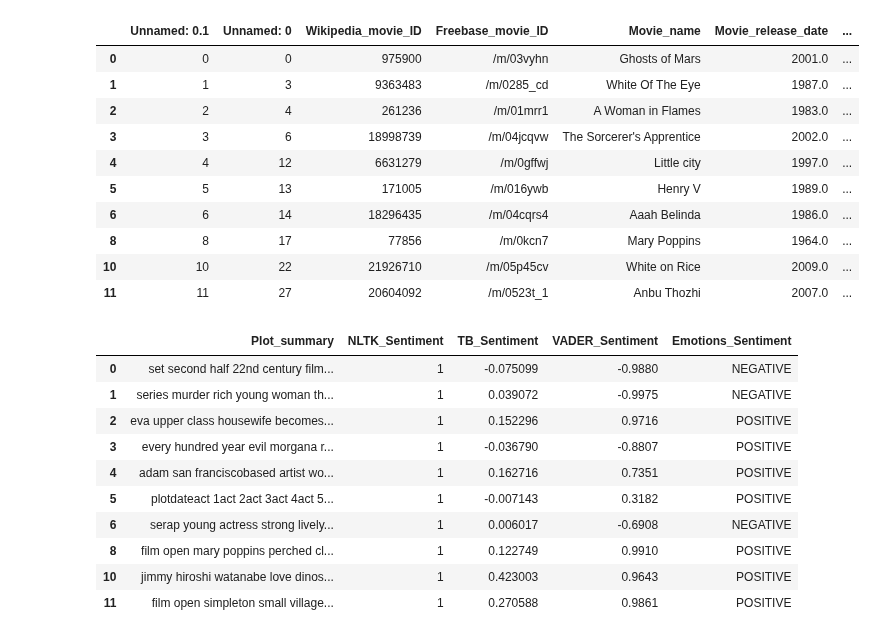
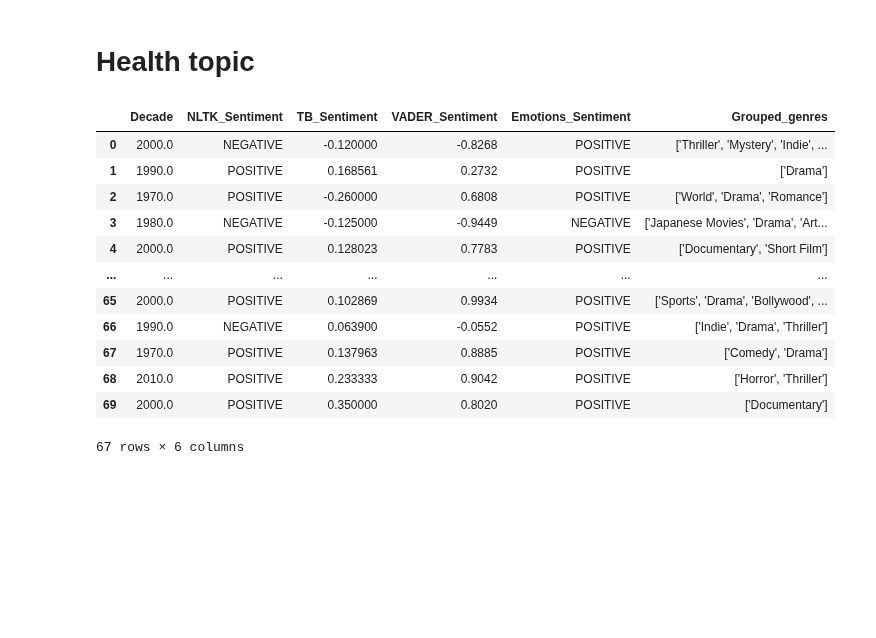
Before and after one commit to epfl-ada/ada-2024-project-astonishingdataavengers24, a Jupyter notebook: sentiment_analysis_draft.ipynb, the cells around one changed output. Cells and saved outputs as stored; diff of their text form; code cells hidden in the pictures; blank space fills up the shorter version.

Commit message:
UPDATE: added first analyses + plot for health theme

```diff
--- a/sentiment_analysis_draft.ipynb
+++ b/sentiment_analysis_draft.ipynb
@@ -5,63 +5,24 @@ import matplotlib.pyplot as plt
 import seaborn as sns
 
 from src.utils.helpers_sentiment_analysis import *
+# %% [markdown]
+# Health topic
 # %%
-df_plot = pd.read_csv('data/MovieSummaries/movies_metadata_cleaned.csv')
-df_plot = df_plot[df_plot['Decade'].notna()]
-df_plot = df_plot[df_plot['Grouped_genres'] != '[nan]']
-df_10 = df_plot.head(10)
-df_10
+# Health theme sentiment analysis
+df_health = pd.read_csv('src/df_movies_themes/df_movies/movies_health.csv')
+df_health = perform_sentiment_analysis(df_health)
+df_health[['Decade', 'NLTK_Sentiment', 'TB_Sentiment', 'VADER_Sentiment', 'Emotions_Sentiment', 'Grouped_genres']]
 # %% [output]
-|  | Unnamed: 0.1 | Unnamed: 0 | Wikipedia_movie_ID | Freebase_movie_ID | Movie_name | Movie_release_date | ... |
-| 0 | 0 | 0 | 975900 | /m/03vyhn | Ghosts of Mars | 2001.0 | ... |
-| 1 | 1 | 3 | 9363483 | /m/0285_cd | White Of The Eye | 1987.0 | ... |
-| 2 | 2 | 4 | 261236 | /m/01mrr1 | A Woman in Flames | 1983.0 | ... |
-| 3 | 3 | 6 | 18998739 | /m/04jcqvw | The Sorcerer's Apprentice | 2002.0 | ... |
-| 4 | 4 | 12 | 6631279 | /m/0gffwj | Little city | 1997.0 | ... |
-| 5 | 5 | 13 | 171005 | /m/016ywb | Henry V | 1989.0 | ... |
-| 6 | 6 | 14 | 18296435 | /m/04cqrs4 | Aaah Belinda | 1986.0 | ... |
-| 8 | 8 | 17 | 77856 | /m/0kcn7 | Mary Poppins | 1964.0 | ... |
-| 10 | 10 | 22 | 21926710 | /m/05p45cv | White on Rice | 2009.0 | ... |
-| 11 | 11 | 27 | 20604092 | /m/0523t_1 | Anbu Thozhi | 2007.0 | ... |
+|  | Decade | NLTK_Sentiment | TB_Sentiment | VADER_Sentiment | Emotions_Sentiment | Grouped_genres |
+| 0 | 2000.0 | NEGATIVE | -0.120000 | -0.8268 | POSITIVE | ['Thriller', 'Mystery', 'Indie', ... |
+| 1 | 1990.0 | POSITIVE | 0.168561 | 0.2732 | POSITIVE | ['Drama'] |
+| 2 | 1970.0 | POSITIVE | -0.260000 | 0.6808 | POSITIVE | ['World', 'Drama', 'Romance'] |
+| 3 | 1980.0 | NEGATIVE | -0.125000 | -0.9449 | NEGATIVE | ['Japanese Movies', 'Drama', 'Art... |
+| 4 | 2000.0 | POSITIVE | 0.128023 | 0.7783 | POSITIVE | ['Documentary', 'Short Film'] |
+| ... | ... | ... | ... | ... | ... | ... |
+| 65 | 2000.0 | POSITIVE | 0.102869 | 0.9934 | POSITIVE | ['Sports', 'Drama', 'Bollywood', ... |
+| 66 | 1990.0 | NEGATIVE | 0.063900 | -0.0552 | POSITIVE | ['Indie', 'Drama', 'Thriller'] |
+| 67 | 1970.0 | POSITIVE | 0.137963 | 0.8885 | POSITIVE | ['Comedy', 'Drama'] |
+| 68 | 2010.0 | POSITIVE | 0.233333 | 0.9042 | POSITIVE | ['Horror', 'Thriller'] |
+| 69 | 2000.0 | POSITIVE | 0.350000 | 0.8020 | POSITIVE | ['Documentary'] |
+67 rows × 6 columns
-# %%
-df_10 = df_10.copy()
-
-# Apply the preprocess function
-df_10.loc[:, 'Plot_summary'] = df_10['Plot_summary'].apply(preprocess_text)
-
-# NLTK Sentiment Analysis
-df_10.loc[:, 'NLTK_Sentiment'] = df_10['Plot_summary'].apply(get_nltk_sentiment)
-
-# TextBlob Sentiment Analysis
-df_10.loc[:, 'TB_Sentiment'] = df_10['Plot_summary'].apply(get_textblob_sentiment)
-
-# VADER Sentiment Analysis
-df_10.loc[:, 'VADER_Sentiment'] = df_10['Plot_summary'].apply(get_vader_sentiment)
-
-# Emotion Analysis using NRC Lexicon
-df_10.loc[:, 'Emotions'] = df_10['Plot_summary'].apply(extract_emotions)
-
-# Classify Sentiment from Emotions
-df_10.loc[:, 'Emotions_Sentiment'] = df_10['Emotions'].apply(classify_sentiment_from_emotions)
-
-# Huggingface Sentiment Analysis
-# batch_results = huggingface_sentiment_analysis(df_10['Plot_summary'].tolist())
-# df_10.loc[:, 'HFT_Sentiment_Result'] = batch_results
-# df_10.loc[:, 'HFT_Sentiment'] = df_10['HFT_Sentiment_Result'].apply(lambda x: x['label'])
-# df_10.loc[:, 'HFT_Score'] = df_10['HFT_Sentiment_Result'].apply(lambda x: x['score'])
-# df_10[['Plot_summary', 'NLTK_Sentiment', 'TB_Sentiment', 'VADER_Sentiment', 'Emotions_Sentiment', 'HFT_Sentiment', 'HFT_Score']]
-
-
-df_10[['Plot_summary', 'NLTK_Sentiment', 'TB_Sentiment', 'VADER_Sentiment', 'Emotions_Sentiment']]
-# %% [output]
-|  | Plot_summary | NLTK_Sentiment | TB_Sentiment | VADER_Sentiment | Emotions_Sentiment |
-| 0 | set second half 22nd century film... | 1 | -0.075099 | -0.9880 | NEGATIVE |
-| 1 | series murder rich young woman th... | 1 | 0.039072 | -0.9975 | NEGATIVE |
-| 2 | eva upper class housewife becomes... | 1 | 0.152296 | 0.9716 | POSITIVE |
-| 3 | every hundred year evil morgana r... | 1 | -0.036790 | -0.8807 | POSITIVE |
-| 4 | adam san franciscobased artist wo... | 1 | 0.162716 | 0.7351 | POSITIVE |
-| 5 | plotdateact 1act 2act 3act 4act 5... | 1 | -0.007143 | 0.3182 | POSITIVE |
-| 6 | serap young actress strong lively... | 1 | 0.006017 | -0.6908 | NEGATIVE |
-| 8 | film open mary poppins perched cl... | 1 | 0.122749 | 0.9910 | POSITIVE |
-| 10 | jimmy hiroshi watanabe love dinos... | 1 | 0.423003 | 0.9643 | POSITIVE |
-| 11 | film open simpleton small village... | 1 | 0.270588 | 0.9861 | POSITIVE |
```
Also changed, not shown: parts of 10 cells of this notebook, 1 other file.
